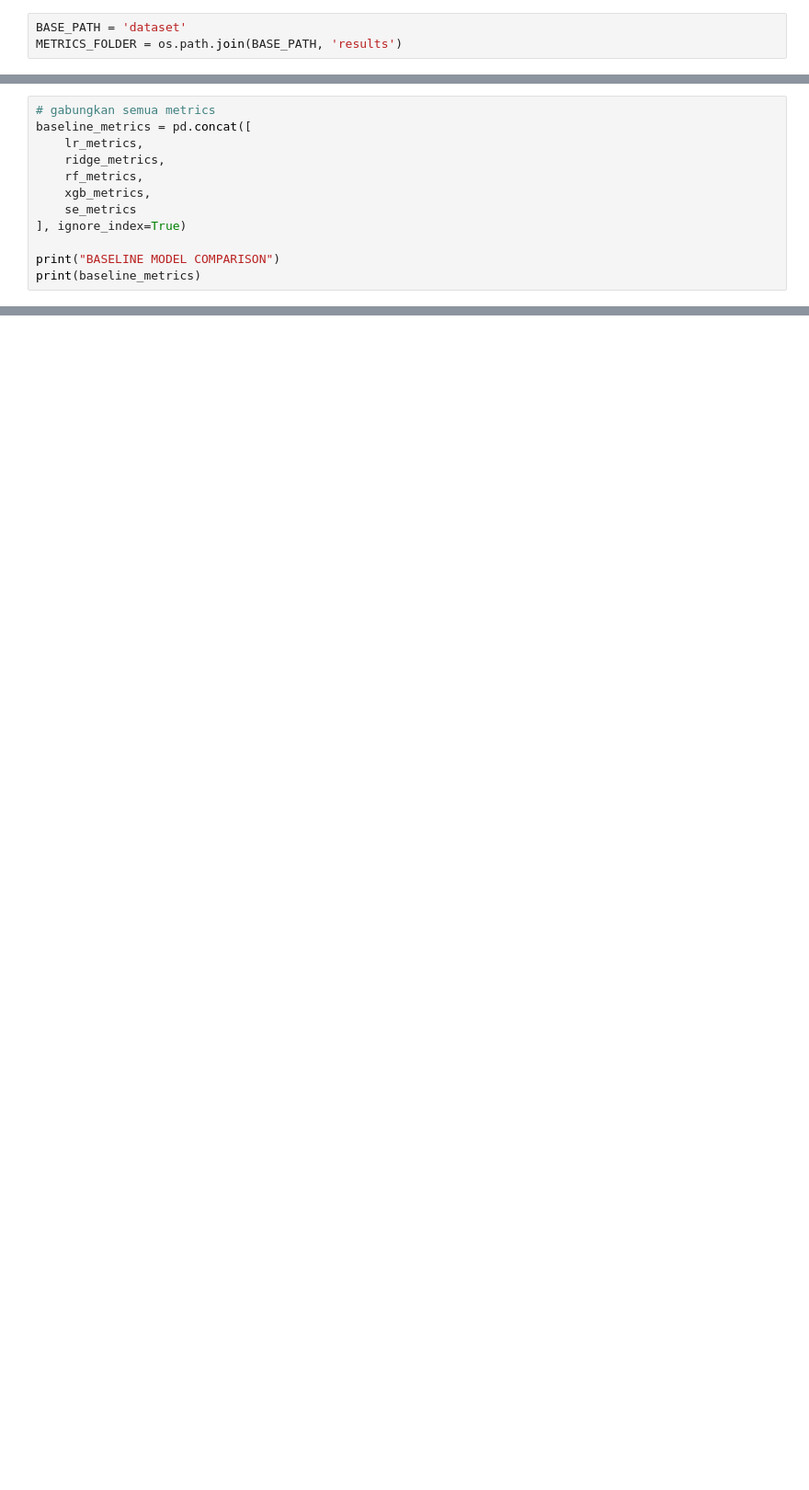
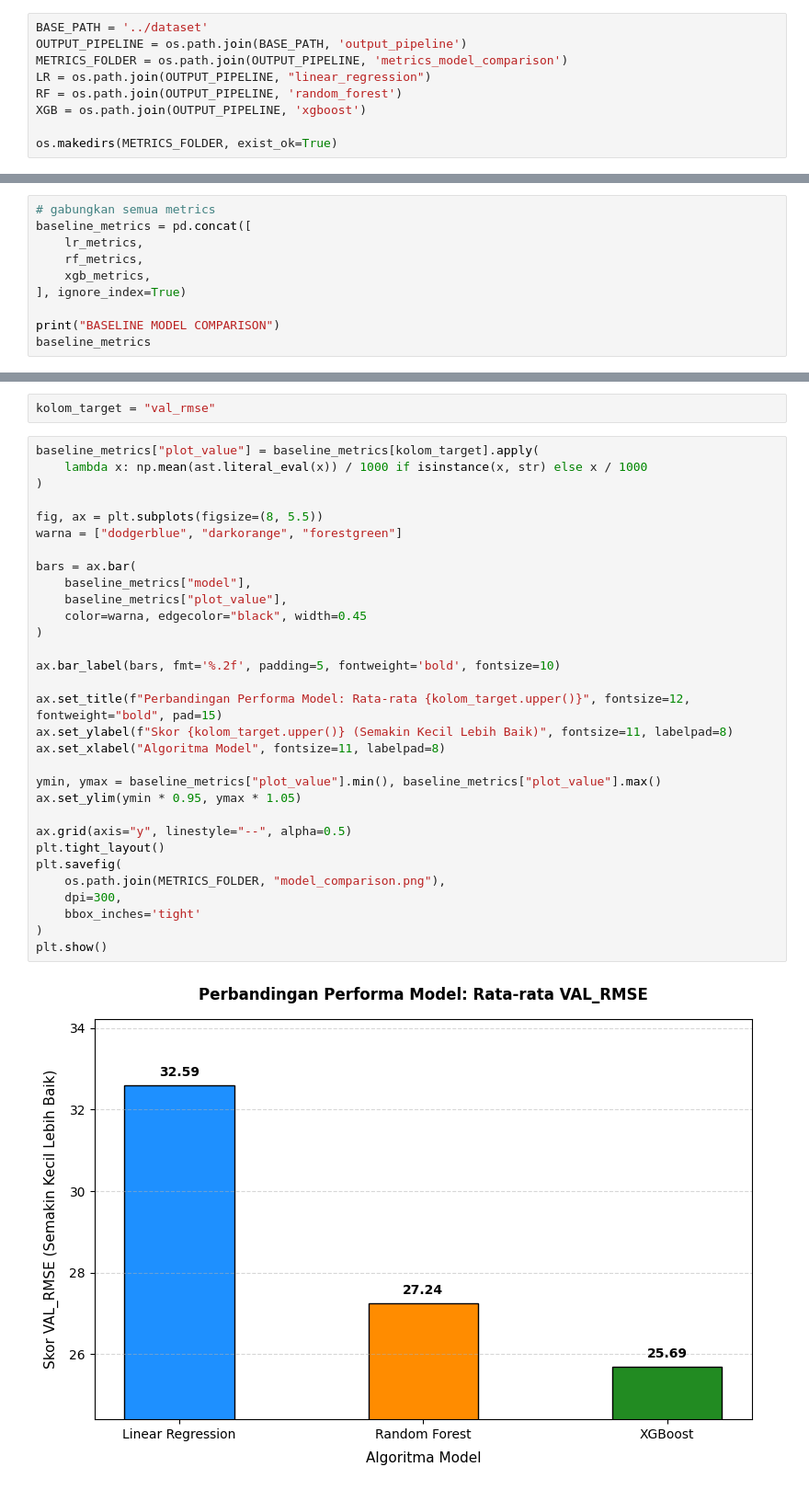
Before and after one commit to TurnNull/capstone-model-temporary, a Jupyter notebook: notebooks/model_comparison.ipynb, the cells around one changed output, grey strips where cells are left out. Shown at 92% size. Drawn from its saved outputs; the diff is of its cells as text; blank space fills up the shorter version.

Commit message:
baseline comparison model

```diff
--- a/notebooks/model_comparison.ipynb
+++ b/notebooks/model_comparison.ipynb
@@ -4,5 +6,11 @@ import pandas as pd
 import os
 # %%
-BASE_PATH = 'dataset'
-METRICS_FOLDER = os.path.join(BASE_PATH, 'results')
+BASE_PATH = '../dataset'
+OUTPUT_PIPELINE = os.path.join(BASE_PATH, 'output_pipeline')
+METRICS_FOLDER = os.path.join(OUTPUT_PIPELINE, 'metrics_model_comparison')
+LR = os.path.join(OUTPUT_PIPELINE, "linear_regression")
+RF = os.path.join(OUTPUT_PIPELINE, 'random_forest')
+XGB = os.path.join(OUTPUT_PIPELINE, 'xgboost')
+
+os.makedirs(METRICS_FOLDER, exist_ok=True)
 # %%
@@ -29,13 +21,11 @@ se_metrics = pd.read_csv(
 # gabungkan semua metrics
 baseline_metrics = pd.concat([
     lr_metrics,
-    ridge_metrics,
     rf_metrics,
     xgb_metrics,
-    se_metrics
 ], ignore_index=True)
 
 print("BASELINE MODEL COMPARISON")
-print(baseline_metrics)
+baseline_metrics
 # %% [output]
 BASELINE MODEL COMPARISON
@@ -72,3 +36,38 @@ plt.show()
+# %%
+kolom_target = "val_rmse"
+# %%
+baseline_metrics["plot_value"] = baseline_metrics[kolom_target].apply(
+    lambda x: np.mean(ast.literal_eval(x)) / 1000 if isinstance(x, str) else x / 1000
+)
+
+fig, ax = plt.subplots(figsize=(8, 5.5))
+warna = ["dodgerblue", "darkorange", "forestgreen"]
+
+bars = ax.bar(
+    baseline_metrics["model"],
+    baseline_metrics["plot_value"],
+    color=warna, edgecolor="black", width=0.45
+)
+
+ax.bar_label(bars, fmt='%.2f', padding=5, fontweight='bold', fontsize=10)
+
+ax.set_title(f"Perbandingan Performa Model: Rata-rata {kolom_target.upper()}", fontsize=12, fontweight="bold", pad=15)
+ax.set_ylabel(f"Skor {kolom_target.upper()} (Semakin Kecil Lebih Baik)", fontsize=11, labelpad=8)
+ax.set_xlabel("Algoritma Model", fontsize=11, labelpad=8)
+
+ymin, ymax = baseline_metrics["plot_value"].min(), baseline_metrics["plot_value"].max()
+ax.set_ylim(ymin * 0.95, ymax * 1.05)
+
+ax.grid(axis="y", linestyle="--", alpha=0.5)
+plt.tight_layout()
+plt.savefig(
+    os.path.join(METRICS_FOLDER, "model_comparison.png"),
+    dpi=300,
+    bbox_inches='tight'
+)
+plt.show()
+# %% [output]
+[figure, added]
 # %%
 # simpan hasil akhir
 baseline_metrics.to_csv(
```
Also changed, not shown: parts of 5 cells of this notebook, 6 other files.
